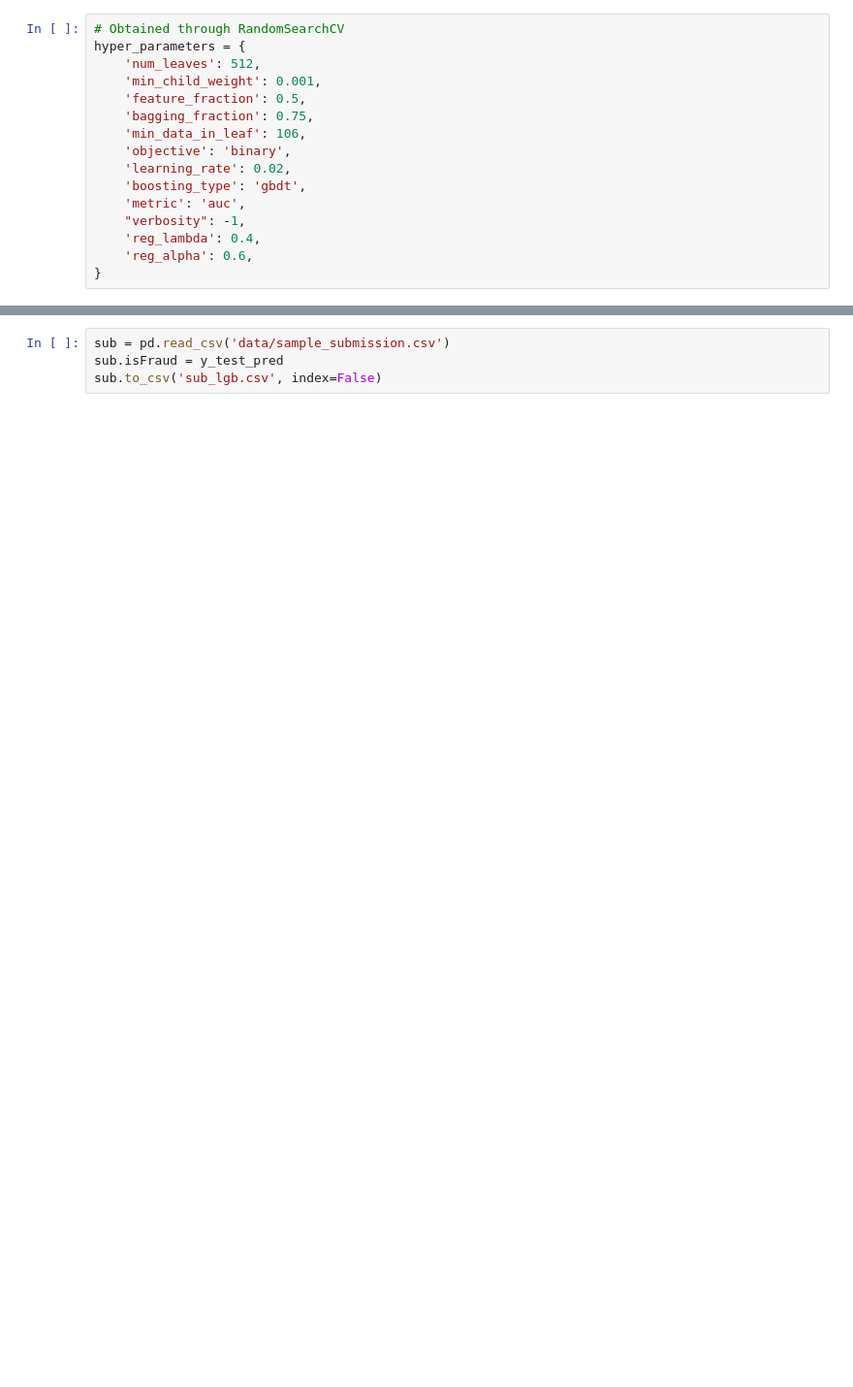
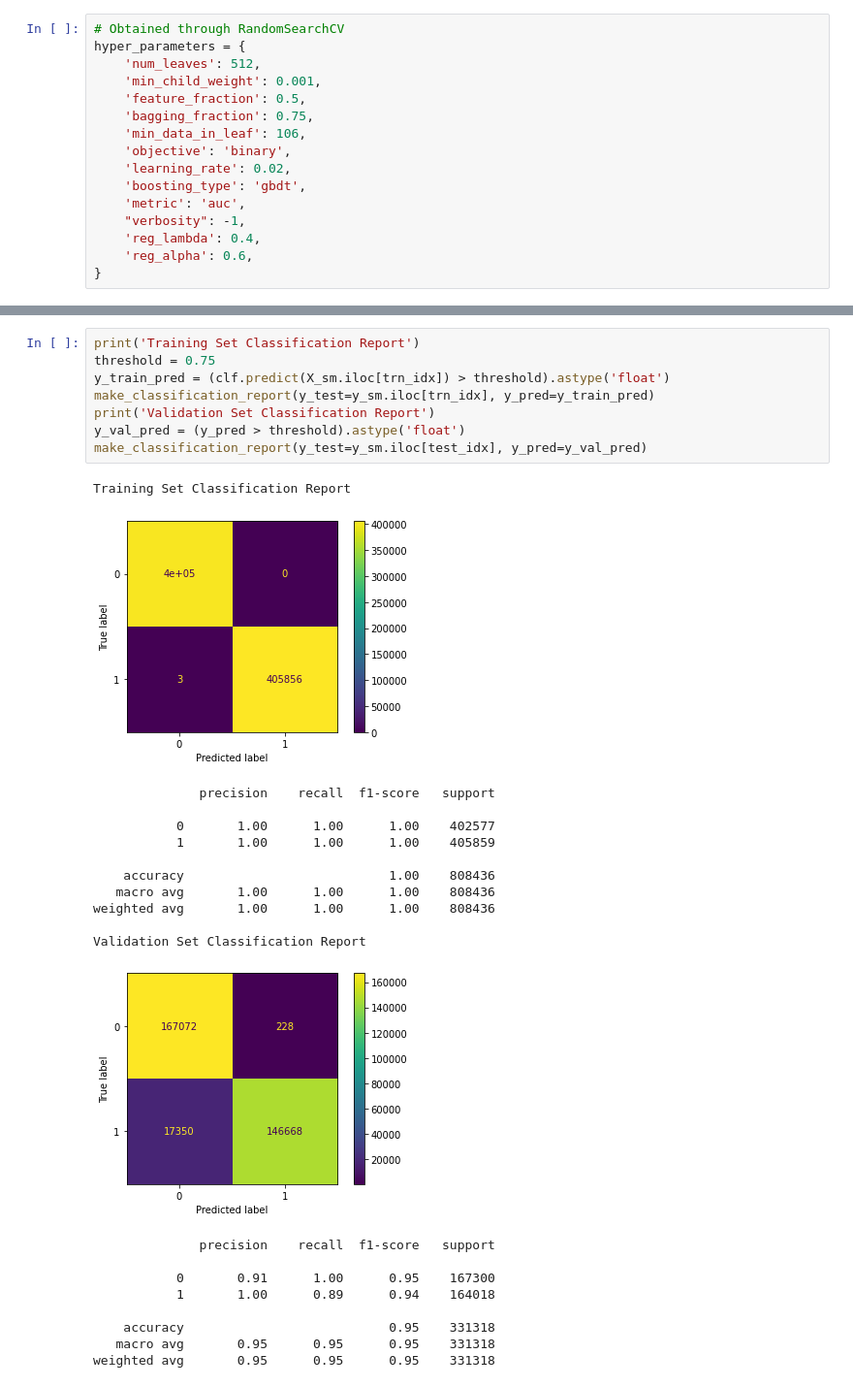
Before and after one commit to JoshSpangler96/IEEE-CIS-Fraud-Detection, a Jupyter notebook: IEEE_Fraud_Detection.ipynb, the cells around one changed output, grey strips where cells are left out. Shown at 97% size. Drawn from its saved outputs; the diff is of its cells as text; blank space fills up the shorter version.

```diff
--- a/IEEE_Fraud_Detection.ipynb
+++ b/IEEE_Fraud_Detection.ipynb
@@ -516,4 +492,30 @@ weighted avg       0.97      0.97      0.97    101968
-# %%
-sub = pd.read_csv('data/sample_submission.csv')
-sub.isFraud = y_test_pred
-sub.to_csv('sub_lgb.csv', index=False)
+# %%
+print('Training Set Classification Report')
+threshold = 0.75
+y_train_pred = (clf.predict(X_sm.iloc[trn_idx]) > threshold).astype('float')
+make_classification_report(y_test=y_sm.iloc[trn_idx], y_pred=y_train_pred)
+print('Validation Set Classification Report')
+y_val_pred = (y_pred > threshold).astype('float')
+make_classification_report(y_test=y_sm.iloc[test_idx], y_pred=y_val_pred)
+# %% [output]
+Training Set Classification Report
+[figure, added]
+              precision    recall  f1-score   support
+
+           0       1.00      1.00      1.00    402577
+           1       1.00      1.00      1.00    405859
+
+    accuracy                           1.00    808436
+   macro avg       1.00      1.00      1.00    808436
+weighted avg       1.00      1.00      1.00    808436
+
+Validation Set Classification Report
+[figure, added]
+              precision    recall  f1-score   support
+
+           0       0.91      1.00      0.95    167300
+           1       1.00      0.89      0.94    164018
+
+    accuracy                           0.95    331318
+   macro avg       0.95      0.95      0.95    331318
+weighted avg       0.95      0.95      0.95    331318
```
Also changed, not shown: parts of 11 cells of this notebook.
